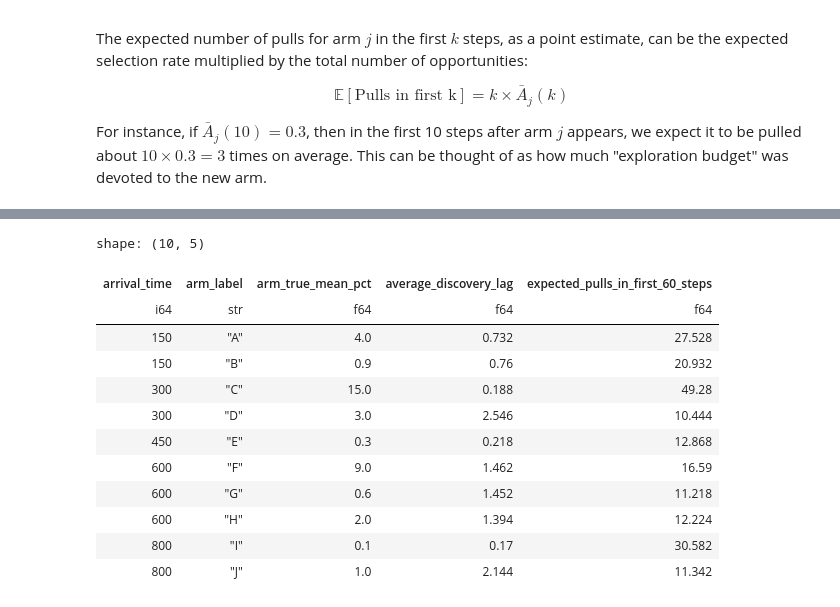
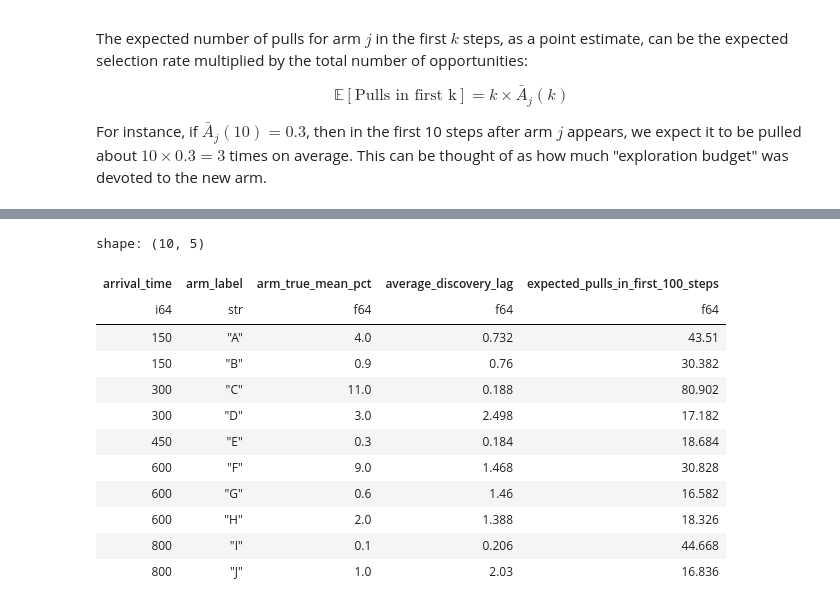
Before and after one commit to yangwu1227/python-for-machine-learning, a Jupyter notebook: reinforcement_learning/bernoulli_bandits/impact_of_new_arms.ipynb, the cells around one changed output, grey strips where cells are left out. Saved outputs shown, nothing was run; the diff lists cells and outputs as text; code cells hidden in the pictures.

```diff
--- a/reinforcement_learning/bernoulli_bandits/impact_of_new_arms.ipynb
+++ b/reinforcement_learning/bernoulli_bandits/impact_of_new_arms.ipynb
@@ -356,7 +365,7 @@ class SimulationResult(BaseModel):
     chosen_arm_indices: npt.NDArray[np.int_] = Field(...)
     num_arms_hist: npt.NDArray[np.int_] = Field(...)
     arm_labels: List[str] = Field(...)
-    arrivals_map: Dict[int, List[Optional[int]]] = Field(...)
+    arrivals_map: Dict[int, List[int]] = Field(...)
 # %%
 def _priors_for_added_labels(
     t: int,
@@ -385,7 +394,11 @@ def _priors_for_added_labels(
     List[BetaPrior]
         Priors aligned with `labels_added`.
     """
-    priors_map_t = config.batch_new_priors.get(t, {})
+    priors_map_t: Optional[Dict[ArmLabel, BetaPrior]] = config.batch_new_priors.get(
+        t, None
+    )
+    if priors_map_t is None:
+        raise KeyError(f"No new arm priors found for time step t = {t}")
     priors: List[BetaPrior] = []
     for label in labels_added:
         if label not in priors_map_t:
@@ -427,18 +440,19 @@ def simulate_once(
     chosen_arm_indices: npt.NDArray[np.int_] = np.zeros(horizon, dtype=int)
     num_arms_hist: npt.NDArray[np.int_] = np.zeros(horizon, dtype=int)
 
-    # Track which arm indices arrive at each time for this run
-    arrivals_map: Dict[int, List[Optional[int]]] = {}
+    # E.g. {5: [3, 4], 6: [], 7: [5]} means arms with indices 3 and 4 arrived at t = 5, no new arms at t = 6, and arm with index 5 arrived at t = 7
+    arrivals_map: Dict[int, List[int]] = {}
+
+    # For efficient cumulative regret calculation
+    cumulative_regret_sum: float = 0.0
 
     for time_step in range(horizon):
         # Apply scheduled arrivals and record indices of added arms
-        added_indices: List[Optional[int]] = env.add_arms(time_step)
+        added_indices: List[int] = env.add_arms(time_step)
         if added_indices:
             arrivals_map[time_step] = added_indices
             # Resolve priors for these labels in the same order they were appended
-            added_labels: List[ArmLabel] = [
-                env.arm_labels[j] for j in added_indices if j is not None
-            ]
+            added_labels: List[ArmLabel] = [env.arm_labels[j] for j in added_indices]
             added_priors: List[BetaPrior] = _priors_for_added_labels(
                 time_step, added_labels, config
             )
@@ -457,7 +471,8 @@ def simulate_once(
         chosen_mean_t: MeanReward = env.arm_means[arm_index]
         # Regret uses the gap between the best true mean at `t` and the chosen arm's true mean
         instantaneous_regrets[time_step] = best_mean_t - chosen_mean_t
-        cumulative_regrets[time_step] = instantaneous_regrets[: time_step + 1].sum()
+        cumulative_regret_sum += instantaneous_regrets[time_step]
+        cumulative_regrets[time_step] = cumulative_regret_sum
         chosen_arm_indices[time_step] = arm_index
         num_arms_hist[time_step] = len(env.arm_means)
 
@@ -706,7 +726,7 @@ config = DynamicBanditConfig(
     ],
     batch_new_arms={
         150: {"A": 0.04, "B": 0.009},
-        300: {"C": 0.15, "D": 0.03},
+        300: {"C": 0.11, "D": 0.03},
         450: {"E": 0.003},
         600: {"F": 0.09, "G": 0.006, "H": 0.02},
         800: {"I": 0.001, "J": 0.01},
@@ -725,7 +745,7 @@ config = DynamicBanditConfig(
 )
 
 res: AggregationResult = simulate_many(
-    n_runs=n_runs, config=config, template_rng=rng, window_size=60
+    n_runs=n_runs, config=config, template_rng=rng, window_size=100
 )
 # %%
 # Cumulative regret (mean over n runs)
@@ -763,34 +783,34 @@ for arrival_time, arm_index, label in res.new_arm_meta:
 # %%
-rows = []
+rows: List[Dict[str, Union[int, float]]] = []
 for arrival_time, arm_index, arm_label in res.new_arm_meta:
     adoption_series: npt.NDArray[np.floating] = res.adoption_averages[
         (arrival_time, arm_index)
     ]
     rows.append(
         {
             "arrival_time": arrival_time,
             "arm_label": arm_label,
             "arm_true_mean_pct": config.batch_new_arms[arrival_time][arm_label] * 100,
             "average_discovery_lag": res.discovery_lags_averages[
                 (arrival_time, arm_index)
             ],
             f"expected_pulls_in_first_{res.window_size}_steps": adoption_series[-1]
             * res.window_size,
         }
     )
 
 pl.DataFrame(rows).sort(by=["arrival_time", "arm_label"])
 # %% [output]
 shape: (10, 5)
-| arrival_time | arm_label | arm_true_mean_pct | average_discovery_lag | expected_pulls_in_first_60_steps |
+| arrival_time | arm_label | arm_true_mean_pct | average_discovery_lag | expected_pulls_in_first_100_steps |
 | i64 | str | f64 | f64 | f64 |
-| 150 | "A" | 4.0 | 0.732 | 27.528 |
-| 150 | "B" | 0.9 | 0.76 | 20.932 |
-| 300 | "C" | 15.0 | 0.188 | 49.28 |
-| 300 | "D" | 3.0 | 2.546 | 10.444 |
-| 450 | "E" | 0.3 | 0.218 | 12.868 |
-| 600 | "F" | 9.0 | 1.462 | 16.59 |
-| 600 | "G" | 0.6 | 1.452 | 11.218 |
-| 600 | "H" | 2.0 | 1.394 | 12.224 |
-| 800 | "I" | 0.1 | 0.17 | 30.582 |
-| 800 | "J" | 1.0 | 2.144 | 11.342 |
+| 150 | "A" | 4.0 | 0.732 | 43.51 |
+| 150 | "B" | 0.9 | 0.76 | 30.382 |
+| 300 | "C" | 11.0 | 0.188 | 80.902 |
+| 300 | "D" | 3.0 | 2.498 | 17.182 |
+| 450 | "E" | 0.3 | 0.184 | 18.684 |
+| 600 | "F" | 9.0 | 1.468 | 30.828 |
+| 600 | "G" | 0.6 | 1.46 | 16.582 |
+| 600 | "H" | 2.0 | 1.388 | 18.326 |
+| 800 | "I" | 0.1 | 0.206 | 44.668 |
+| 800 | "J" | 1.0 | 2.03 | 16.836 |
```
Also changed, not shown: parts of 6 cells of this notebook, 1 other file.
